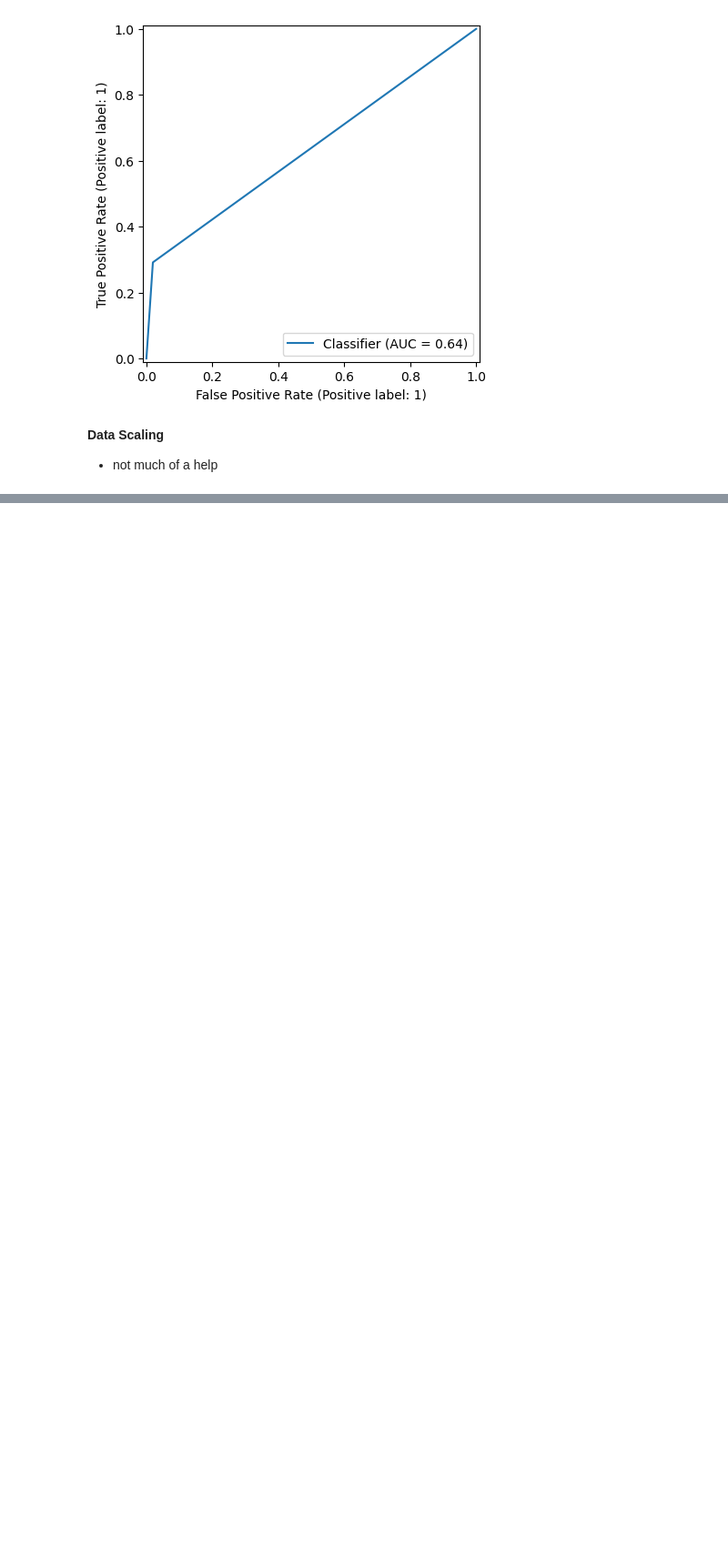
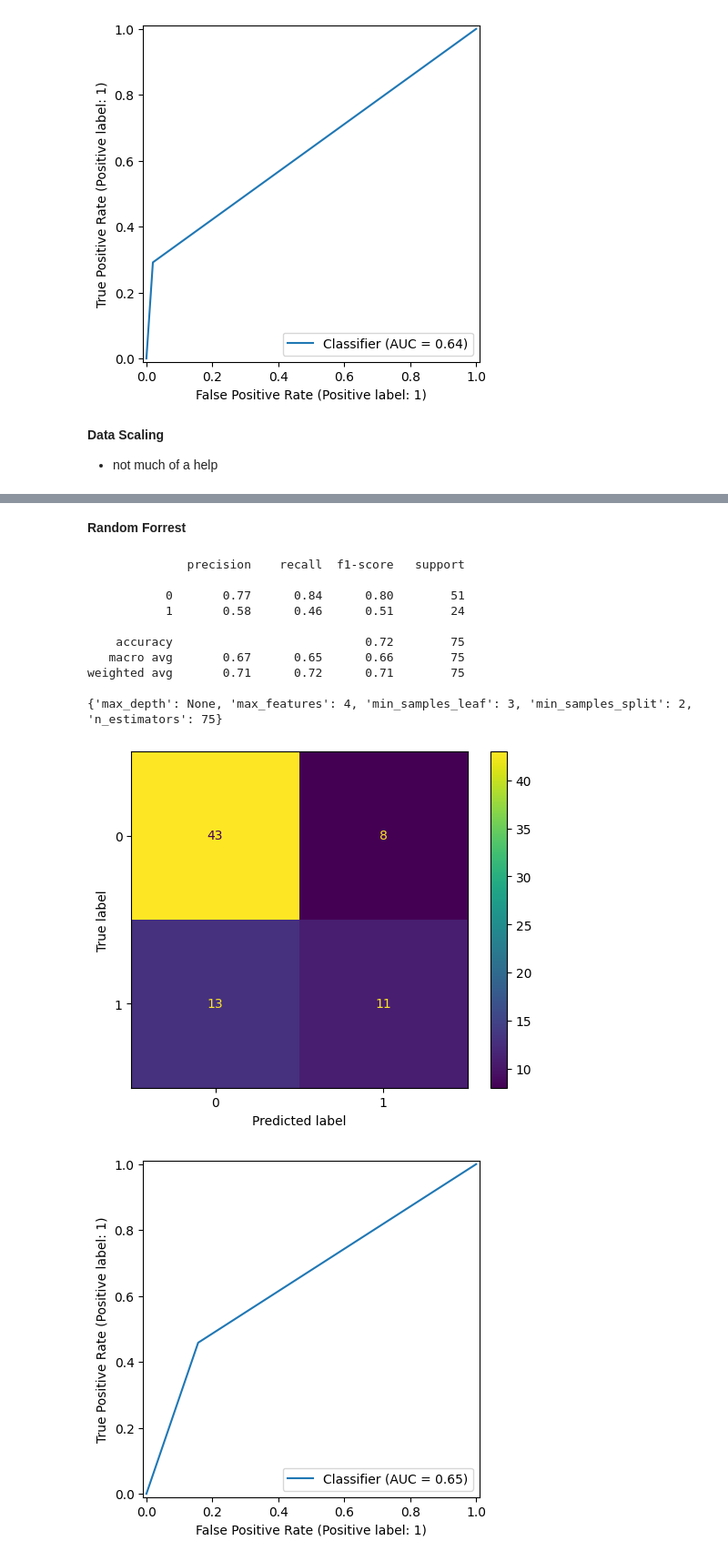
Before and after one commit to dr-koehler-ai/Heart-Failure-Clinical-Records-Dashboard, a Jupyter notebook: Heart_Failure_Clinical_Records_V2.ipynb, the cells around one changed output, grey strips where cells are left out. Shown at 91% size. Drawn from its saved outputs; the diff is of its cells as text; code cells hidden in the pictures; blank space fills up the shorter version.

```diff
--- a/Heart_Failure_Clinical_Records_V2.ipynb
+++ b/Heart_Failure_Clinical_Records_V2.ipynb
@@ -144,0 +269,52 @@ NameError: name 'X_train' is not defined
+# %% [markdown]
+**Random Forrest**
+# %%
+%%time
+
+forest_para = {"max_depth": [2,3,4,5,None],
+               "min_samples_leaf": [1,2,3],
+               "min_samples_split": [2,3,4],
+               "max_features": [2,3,4],
+               "n_estimators": [75,100, 125,150]}
+scoring = ["precision", "recall", "accuracy", "f1"]
+
+#Building model
+rf = RandomForestClassifier(random_state=42)
+rf_cv = GridSearchCV(rf, forest_para, cv=5, scoring=scoring, refit="recall")
+rf_cv.fit(X_train, y_train)
+y_pred_rf = rf_cv.predict(X_test)
+
+# Classification Report
+print(classification_report(y_test, y_pred_rf))
+print(rf_cv.best_params_)
+
+# Confusion Matrix
+cm_rf = confusion_matrix(y_test, y_pred_rf)
+disp_rf = ConfusionMatrixDisplay(confusion_matrix=cm_rf, display_labels=rf_cv.classes_)
+disp_rf.plot()
+plt.show()
+
+# ROC Curve
+RocCurveDisplay.from_predictions(y_test, y_pred_rf)
+plt.show()
+
+# Classification Report
+print(classification_report(y_test, y_pred_rf))
+
+# Plotting Decision Tree (first estimator from the Random Forest)
+plt.figure(figsize=(15,12))
+plot_tree(rf_cv.best_estimator_.estimators_[0], max_depth=2, fontsize=14, class_names = {0: "no heart failure", 1: "heart failure"}, feature_names=X.columns, filled=True)
+plt.show()
+# %% [output]
+              precision    recall  f1-score   support
+
+           0       0.77      0.84      0.80        51
+           1       0.58      0.46      0.51        24
+
+    accuracy                           0.72        75
+   macro avg       0.67      0.65      0.66        75
+weighted avg       0.71      0.72      0.71        75
+
+{'max_depth': None, 'max_features': 4, 'min_samples_leaf': 3, 'min_samples_split': 2, 'n_estimators': 75}
+[figure, added]
+[figure, added]
```
Also changed, not shown: parts of 17 cells of this notebook.
